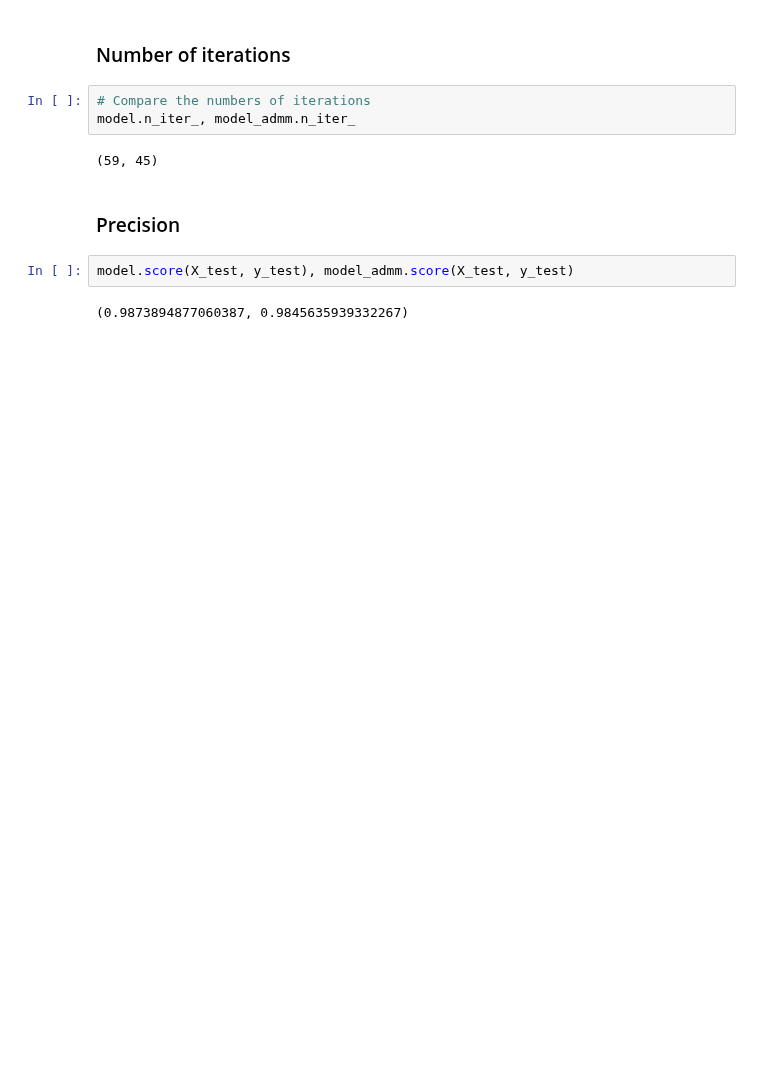
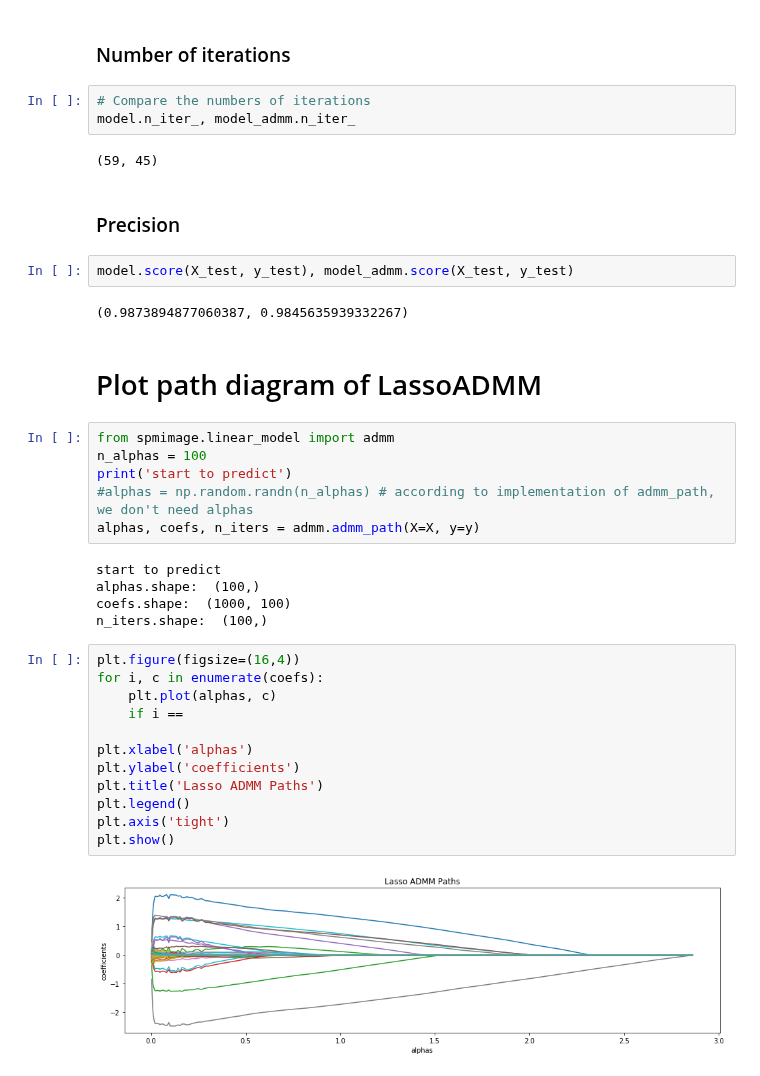
Before and after one commit to hacarus/spm-image, a Jupyter notebook: examples/lasso_admm.ipynb, the cells around one changed output. Cells and saved outputs as stored; diff of their text form; blank space fills up the shorter version.

Commit message:
add code which plot result of admm_path

```diff
--- a/examples/lasso_admm.ipynb
+++ b/examples/lasso_admm.ipynb
@@ -116,3 +116,30 @@ model.n_iter_, model_admm.n_iter_
 model.score(X_test, y_test), model_admm.score(X_test, y_test)
 # %% [output]
 (0.9873894877060387, 0.9845635939332267)
+# %% [markdown]
+# Plot path diagram of LassoADMM
+# %%
+from spmimage.linear_model import admm
+n_alphas = 100
+print('start to predict')
+#alphas = np.random.randn(n_alphas) # according to implementation of admm_path, we don't need alphas
+alphas, coefs, n_iters = admm.admm_path(X=X, y=y)
+# %% [output]
+start to predict
+alphas.shape:  (100,)
+coefs.shape:  (1000, 100)
+n_iters.shape:  (100,)
+# %%
+plt.figure(figsize=(16,4))
+for i, c in enumerate(coefs):
+    plt.plot(alphas, c)
+    if i ==
+
+plt.xlabel('alphas')
+plt.ylabel('coefficients')
+plt.title('Lasso ADMM Paths')
+plt.legend()
+plt.axis('tight')
+plt.show()
+# %% [output]
+[figure, added]
```
Also changed, not shown: parts of 3 cells of this notebook.
